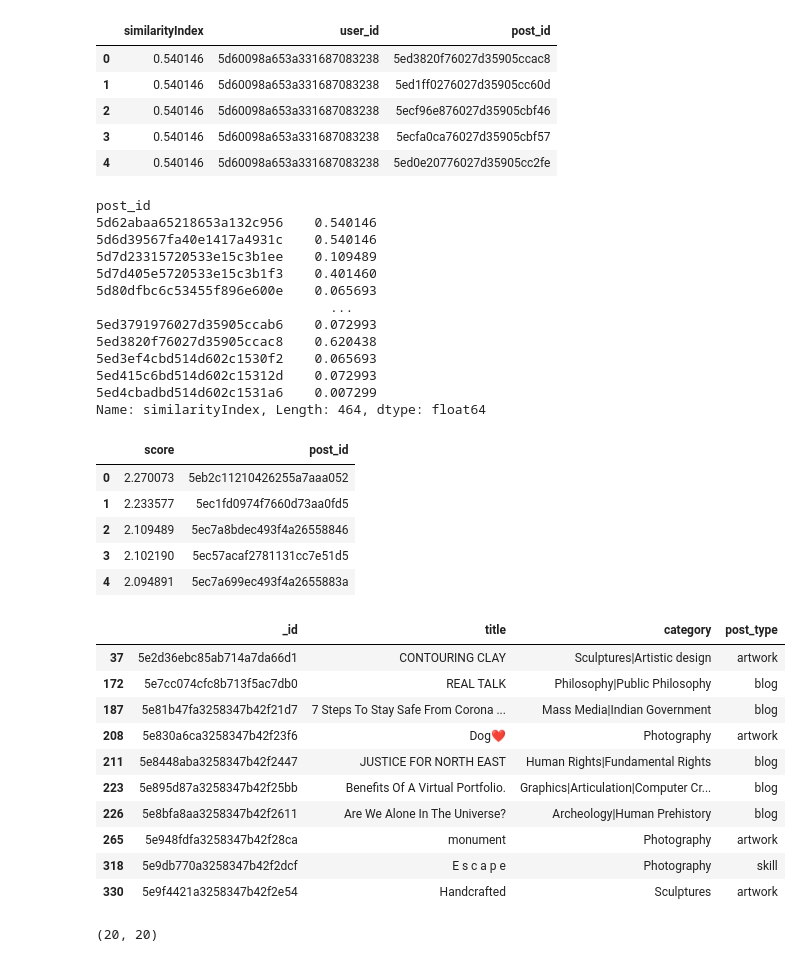
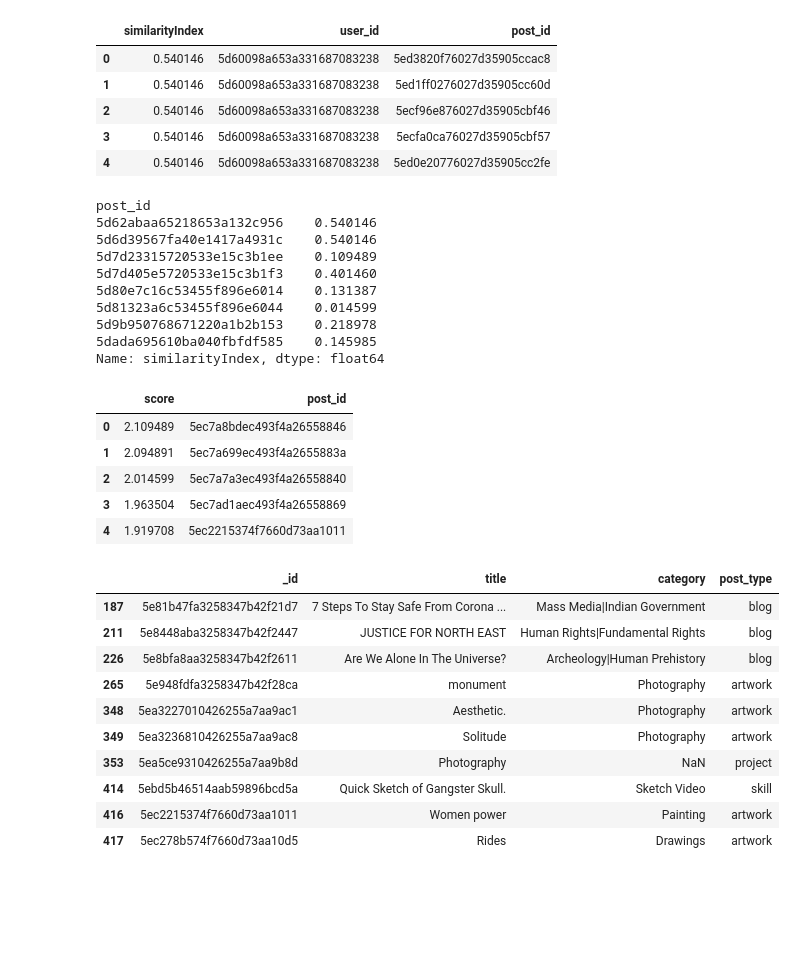
Before and after one commit to Subikesh/recommendersystem, a Jupyter notebook: thesocialcomment.ipynb, the cells around one changed output. Drawn from its saved outputs; the diff is of its cells as text; code cells hidden in the pictures; blank space fills up the shorter version.

Commit message:
Removing repeated recommendations

```diff
--- a/thesocialcomment.ipynb
+++ b/thesocialcomment.ipynb
@@ -305,6 +310,9 @@ topusers.head()
 # %%
 # Adding posts viewed by
 topuserspost = similar_df.merge(views_data, left_on='user_id', right_on='user_id', how='inner')
+
+# Cancelling out all the posts which the user has already seen
+topuserspost = topuserspost[~topuserspost['post_id'].isin(input_data['post_id'])]
 topuserspost.head()
 # %% [output]
 |  | similarityIndex | user_id | post_id |
@@ -316,21 +324,18 @@ topuserspost.head()
 # %%
 # Grouping by post to get the cumulative similarity score for which recommendations are done
 topuserspost = topuserspost.groupby('post_id').sum()['similarityIndex']
-topuserspost[:]
+topuserspost.head(8)
 # %% [output]
 post_id
 5d62abaa65218653a132c956    0.540146
 5d6d39567fa40e1417a4931c    0.540146
 5d7d23315720533e15c3b1ee    0.109489
 5d7d405e5720533e15c3b1f3    0.401460
-5d80dfbc6c53455f896e600e    0.065693
-                              ...
-5ed3791976027d35905ccab6    0.072993
-5ed3820f76027d35905ccac8    0.620438
-5ed3ef4cbd514d602c1530f2    0.065693
-5ed415c6bd514d602c15312d    0.072993
-5ed4cbadbd514d602c1531a6    0.007299
-Name: similarityIndex, Length: 464, dtype: float64
+5d80e7c16c53455f896e6014    0.131387
+5d81323a6c53455f896e6044    0.014599
+5d9b950768671220a1b2b153    0.218978
+5dada695610ba040fbfdf585    0.145985
+Name: similarityIndex, dtype: float64
 # %%
 # topuserspost = topuserspost.sort_values(by='similarityIndex', ascending=False)
 # topuserspost
@@ -344,31 +349,27 @@ recommendations.index = range(len(topuserspost))
 recommendations.head()
 # %% [output]
 |  | score | post_id |
-| 0 | 2.270073 | 5eb2c11210426255a7aaa052 |
-| 1 | 2.233577 | 5ec1fd0974f7660d73aa0fd5 |
-| 2 | 2.109489 | 5ec7a8bdec493f4a26558846 |
-| 3 | 2.102190 | 5ec57acaf2781131cc7e51d5 |
-| 4 | 2.094891 | 5ec7a699ec493f4a2655883a |
+| 0 | 2.109489 | 5ec7a8bdec493f4a26558846 |
+| 1 | 2.094891 | 5ec7a699ec493f4a2655883a |
+| 2 | 2.014599 | 5ec7a7a3ec493f4a26558840 |
+| 3 | 1.963504 | 5ec7ad1aec493f4a26558869 |
+| 4 | 1.919708 | 5ec2215374f7660d73aa1011 |
 # %%
 # Final recommendations by collaborative filtering
-final_posts = posts_data[posts_data['_id'].isin(recommendations['post_id'][:50])]
+final_posts = posts_data[posts_data['_id'].isin(recommendations['post_id'][:20])]
 final_posts.head(10)
 # %% [output]
 |  | _id | title | category | post_type |
-| 37 | 5e2d36ebc85ab714a7da66d1 | CONTOURING CLAY | Sculptures|Artistic design | artwork |
-| 172 | 5e7cc074cfc8b713f5ac7db0 | REAL TALK | Philosophy|Public Philosophy | blog |
 | 187 | 5e81b47fa3258347b42f21d7 | 7 Steps To Stay Safe From Corona ... | Mass Media|Indian Government | blog |
-| 208 | 5e830a6ca3258347b42f23f6 | Dog❤️ | Photography | artwork |
 | 211 | 5e8448aba3258347b42f2447 | JUSTICE FOR NORTH EAST | Human Rights|Fundamental Rights | blog |
-| 223 | 5e895d87a3258347b42f25bb | Benefits Of A Virtual Portfolio. | Graphics|Articulation|Computer Cr... | blog |
 | 226 | 5e8bfa8aa3258347b42f2611 | Are We Alone In The Universe? | Archeology|Human Prehistory | blog |
 | 265 | 5e948fdfa3258347b42f28ca | monument | Photography | artwork |
-| 318 | 5e9db770a3258347b42f2dcf | E s c a p e | Photography | skill |
-| 330 | 5e9f4421a3258347b42f2e54 | Handcrafted | Sculptures | artwork |
+| 348 | 5ea3227010426255a7aa9ac1 | Aesthetic. | Photography | artwork |
+| 349 | 5ea3236810426255a7aa9ac8 | Solitude | Photography | artwork |
+| 353 | 5ea5ce9310426255a7aa9b8d | Photography | NaN | project |
+| 414 | 5ebd5b46514aab59896bcd5a | Quick Sketch of Gangster Skull. | Sketch Video | skill |
+| 416 | 5ec2215374f7660d73aa1011 | Women power | Painting | artwork |
+| 417 | 5ec278b574f7660d73aa10d5 | Rides | Drawings | artwork |
-# %%
-len(final_posts['_id'].isin(input_data['post_id'])), len(final_posts)
-# %% [output]
-(20, 20)
 # %% [markdown]
 ---
 
```
Also changed, not shown: parts of 7 cells of this notebook.
